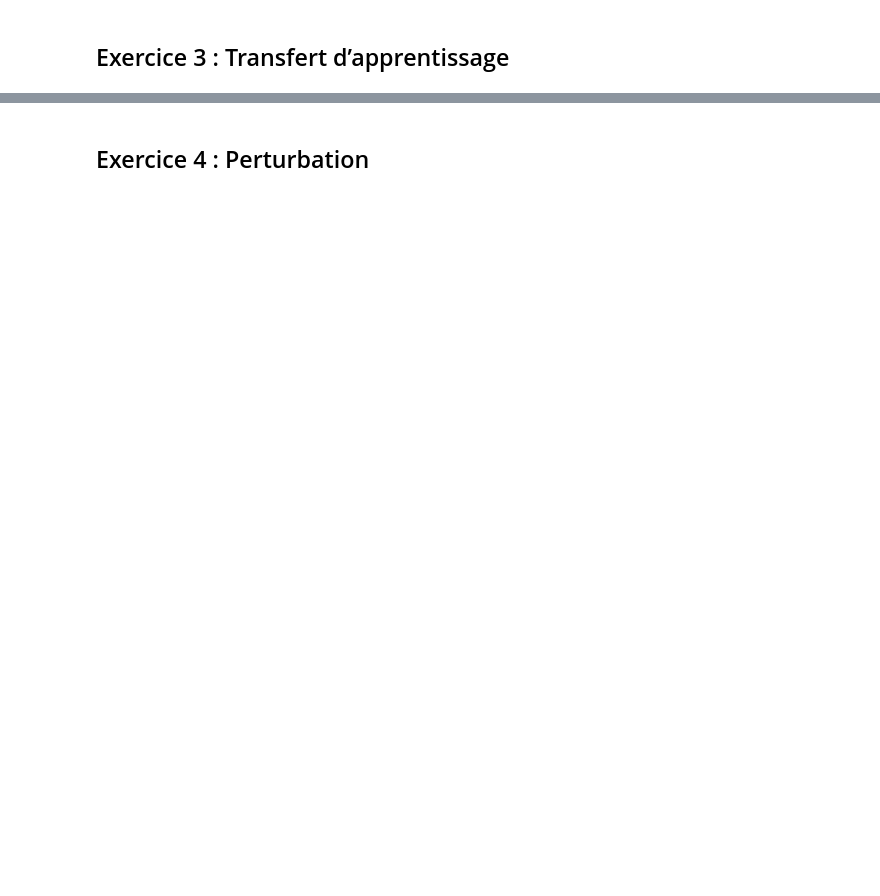
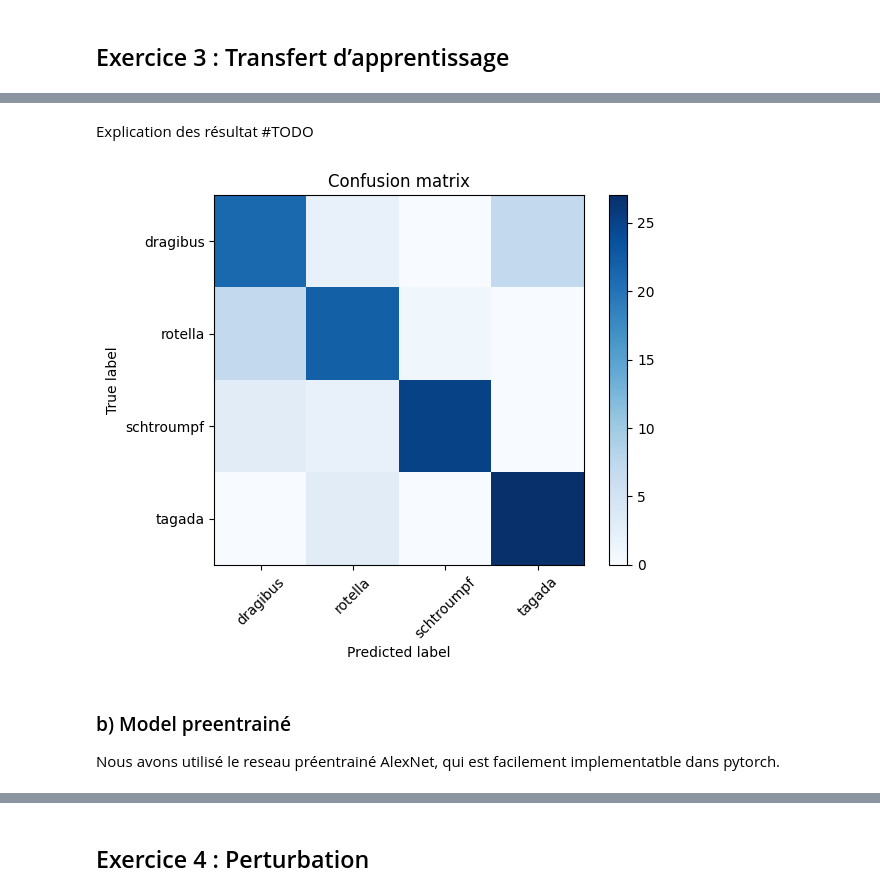
Before and after one commit to EdgardoCuellar/TP3_Classification_image, a Jupyter notebook: classification_images_tp3.ipynb, the cells around one changed output, grey strips where cells are left out. Cells and saved outputs as stored; diff of their text form; code cells hidden in the pictures; blank space fills up the shorter version.

```diff
--- a/classification_images_tp3.ipynb
+++ b/classification_images_tp3.ipynb
@@ -75,8 +51,8 @@ plt.show()
 from torch.utils.data import DataLoader
 
 # Create the PyTorch DataLoader instances for the training and validation datasets
-train_loader = DataLoader(train_dataset, batch_size=9, shuffle=True, num_workers=4)
-val_loader = DataLoader(val_dataset, batch_size=3, shuffle=False, num_workers=4)
+train_loader = DataLoader(train_dataset, batch_size=9, shuffle=True)
+val_loader = DataLoader(val_dataset, batch_size=3, shuffle=False)
 # %% [markdown]
 ## Exercice 2 : Réseau préentraîné
 # %% [markdown]
@@ -148,0 +180,33 @@ Matrice de confusion
+# %%
+%load_ext autoreload
+%autoreload 2
+
+import torch
+import torch.nn as nn
+import torch.optim as optim
+from model import train_model
+from dataloader import train_loader, val_loader
+import multiprocessing
+
+if __name__ == '__main__':
+    multiprocessing.freeze_support()
+    # Define the model architecture
+
+    if torch.cuda.is_available():
+        dev = "cuda:0"
+        torch.cuda.empty_cache() # needed to avoid memory issues with cuda
+        print("Running on the GPU")
+    else:
+        dev = "cpu"
+        print("Running on the CPU")
+    device = torch.device(dev)
+
+    model = MyModel()
+
+    # Define the loss function and optimizer
+    criterion = nn.CrossEntropyLoss()
+    optimizer = optim.Adam(model.parameters(), lr=0.001)
+
+    model.to(device)
+
+    y_true, y_pred = train_model(model, criterion, optimizer, train_loader, val_loader, device, num_epochs=10)
@@ -148,0 +227,12 @@ Matrice de confusion
+# %% [markdown]
+Explication des résultat #TODO
+# %%
+from model import display_confusion_matrix
+
+display_confusion_matrix(y_true, y_pred)
+# %% [output]
+[figure, added]
+# %% [markdown]
+### b) Model preentrainé
+
+Nous avons utilisé le reseau préentrainé AlexNet, qui est facilement implementatble dans pytorch.
```
Also changed, not shown: parts of 18 cells of this notebook, 11 other files.
